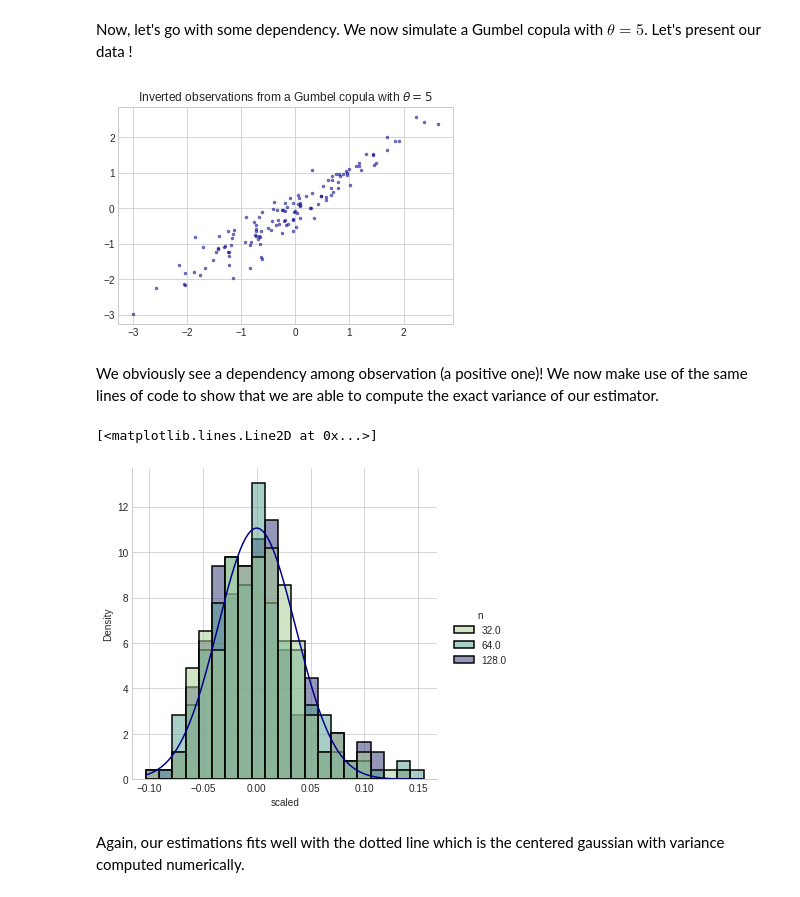
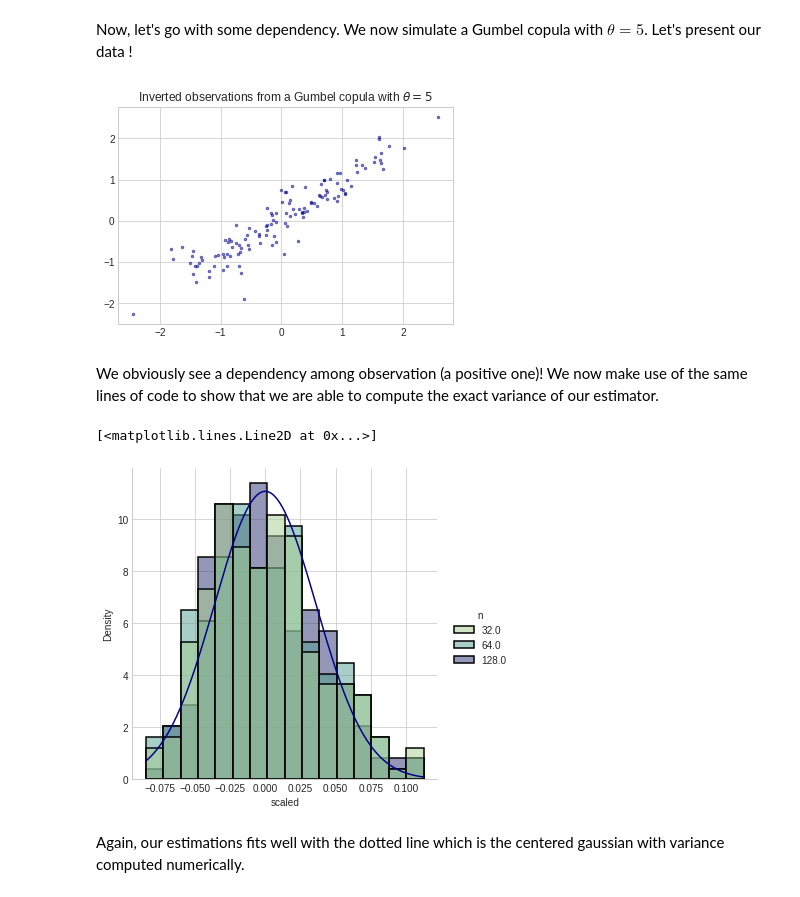
Before and after one commit to Aleboul/var_FMado, a Jupyter notebook: tutorial/bivariate.ipynb, the cells around one changed output. Cells and saved outputs as stored; diff of their text form; code cells hidden in the pictures.

```diff
--- a/tutorial/bivariate.ipynb
+++ b/tutorial/bivariate.ipynb
@@ -164,33 +155,32 @@ n_iter = 200
 n_sample = [32,64,128]
 theta = 5
 lmbd = 0.5
-random_seed = 42
-copula = archimedean.Gumbel(copula_type = 'GUMBEL', random_seed = random_seed, theta = theta, n_sample = np.max(n_sample))
+copula = archimedean.Gumbel(theta = theta, n_sample = np.max(n_sample))
 Monte = monte_carlo.Monte_Carlo(n_iter= n_iter, n_sample= n_sample, lmbd = lmbd,random_seed= random_seed, copula= copula)
 # %%
-sample = copula.sample()
+sample = copula.sample(norm.ppf)
 fig, ax = plt.subplots()
 ax.plot(sample[:,0], sample[:,1], '.',markersize = 5, alpha = 0.5, color = 'darkblue')
 ax.set_title(r'Inverted observations from a Gumbel copula with $\theta = 5$')
 plt.show()
 # %% [output]
-[figure, old version]
+[figure, new version]
 # %% [markdown]
 We obviously see a dependency among observation (a positive one)! We now make use of the same lines of code to show that we are able to compute the exact variance of our estimator.
 # %%
-df_FMado = Monte.simu()
+df_FMado = Monte.simu(norm.ppf)
 df_FMado
 
 sigma = np.sqrt(copula.var_FMado(lmbd))
 
 x = np.linspace(min(df_FMado['scaled']), max(df_FMado['scaled']), 1000)
 gauss = gauss_function(x,0, sigma)
 
 sns.displot(data = df_FMado, x = "scaled", hue = "n", palette= "crest", kind = 'hist',stat = 'density', common_norm = False, alpha = 0.5, fill = True, linewidth = 1.5)
 plt.plot(x,gauss, color = 'darkblue')
 # %% [output]
 [<matplotlib.lines.Line2D at 0x...>]
-[figure, old version]
+[figure, new version]
 # %% [markdown]
 Again, our estimations fits well with the dotted line which is the centered gaussian with variance computed numerically.
 # %% [markdown]
```
Also changed, not shown: parts of 26 cells of this notebook.
